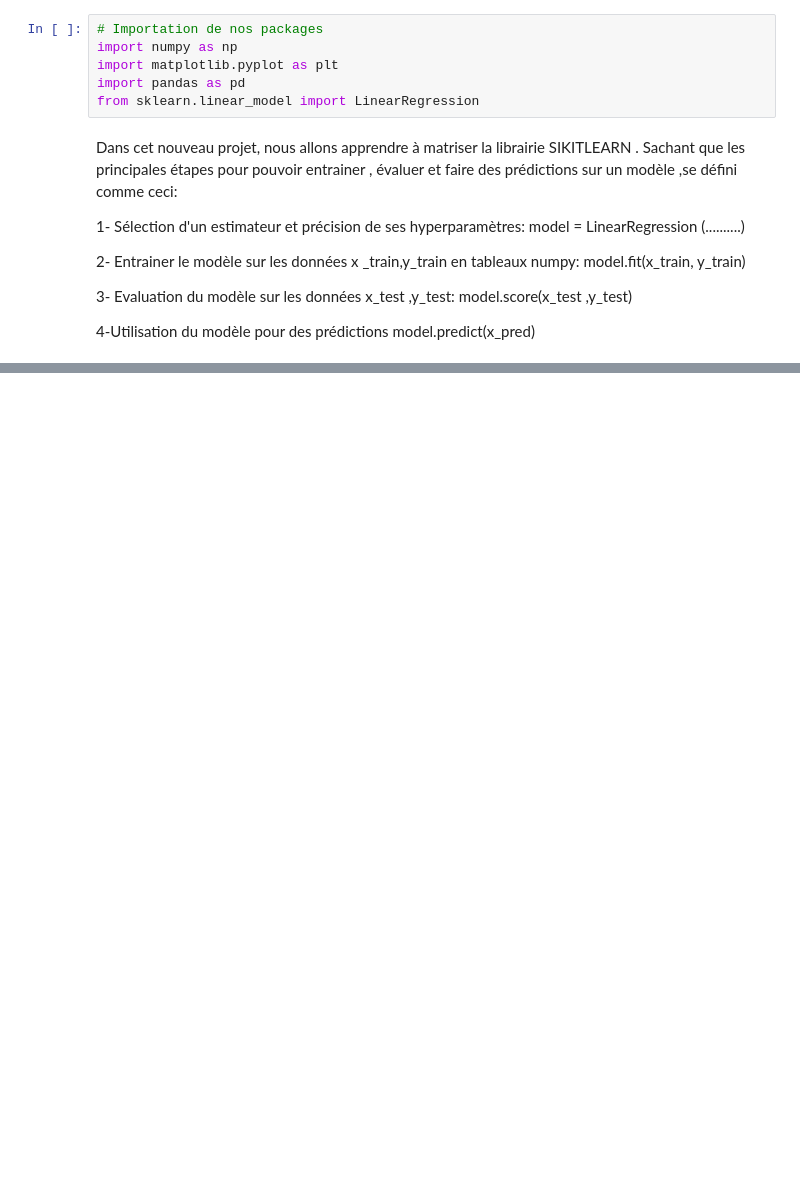
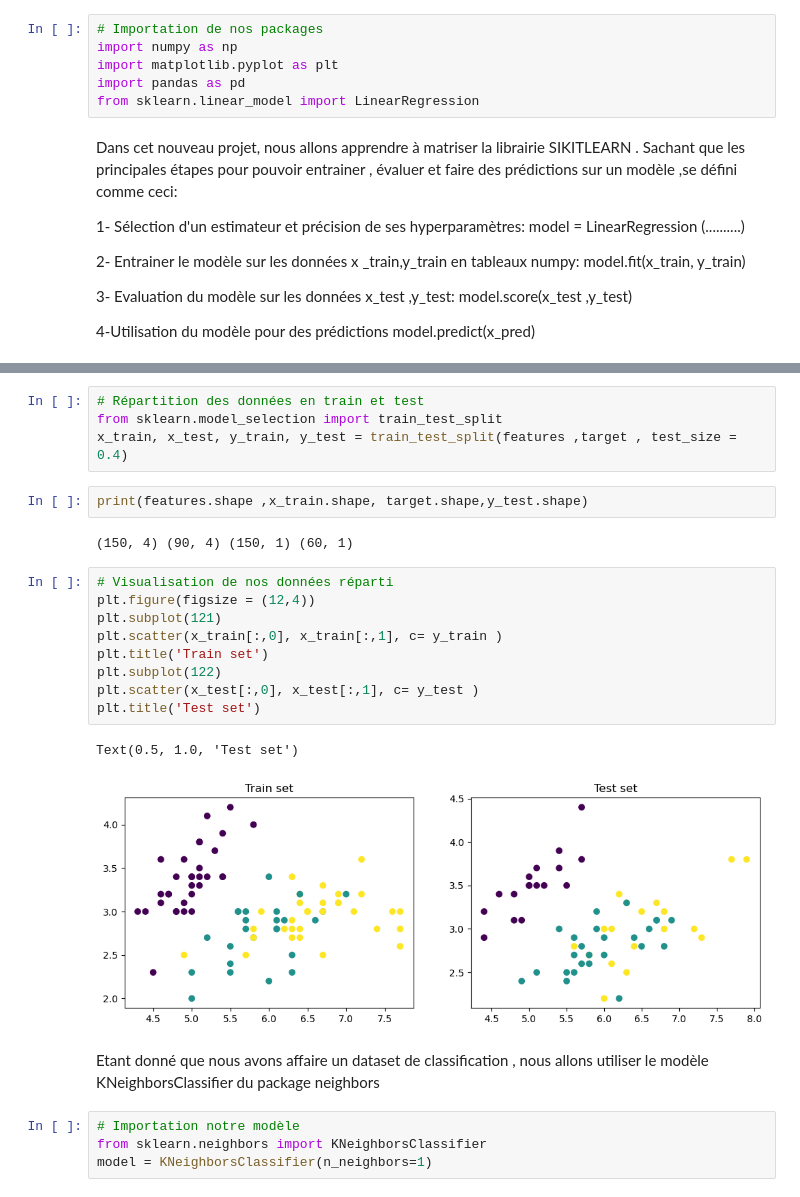
Before and after one commit to gangueboris/PrepocessingProject, a Jupyter notebook: formation_SKLEARN.ipynb, the cells around one changed output, grey strips where cells are left out. Saved outputs shown, nothing was run; the diff lists cells and outputs as text; blank space fills up the shorter version.

```diff
--- a/formation_SKLEARN.ipynb
+++ b/formation_SKLEARN.ipynb
@@ -126,0 +62,27 @@ y_test = target.iloc[401:545]
+# %%
+# Répartition des données en train et test
+from sklearn.model_selection import train_test_split
+x_train, x_test, y_train, y_test = train_test_split(features ,target , test_size = 0.4)
+# %%
+print(features.shape ,x_train.shape, target.shape,y_test.shape)
+# %% [output]
+(150, 4) (90, 4) (150, 1) (60, 1)
+# %%
+# Visualisation de nos données réparti
+plt.figure(figsize = (12,4))
+plt.subplot(121)
+plt.scatter(x_train[:,0], x_train[:,1], c= y_train )
+plt.title('Train set')
+plt.subplot(122)
+plt.scatter(x_test[:,0], x_test[:,1], c= y_test )
+plt.title('Test set')
+# %% [output]
+Text(0.5, 1.0, 'Test set')
+[figure, added]
+# %% [markdown]
+Etant donné que nous avons affaire un dataset de classification , nous allons utiliser le modèle KNeighborsClassifier du
+package neighbors
+# %%
+# Importation notre modèle
+from sklearn.neighbors import KNeighborsClassifier
+model = KNeighborsClassifier(n_neighbors=1)
```
Also changed, not shown: parts of 33 cells of this notebook.
